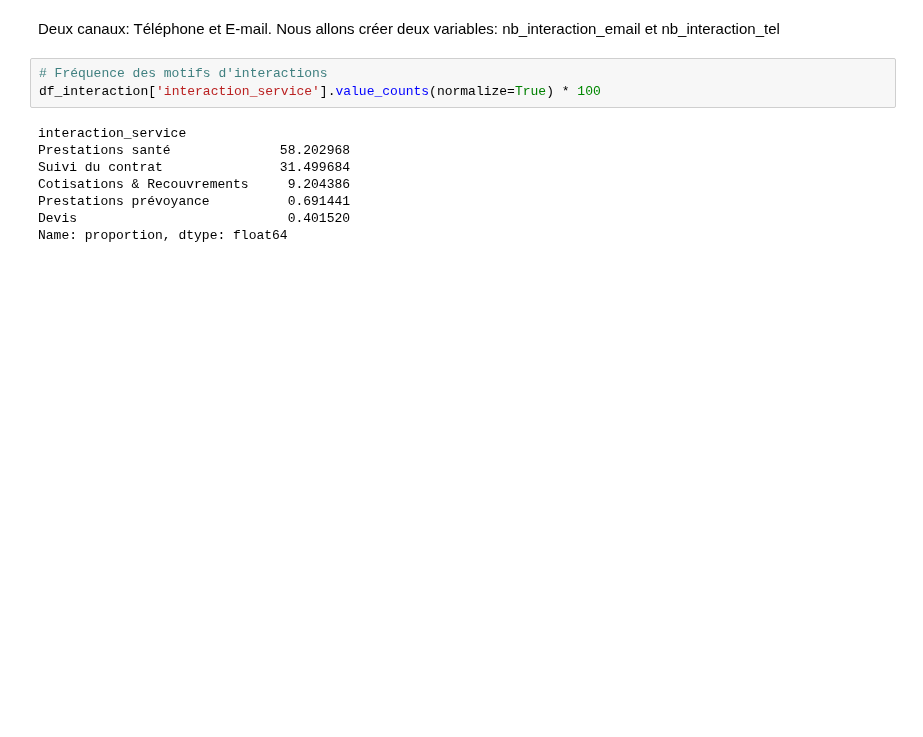
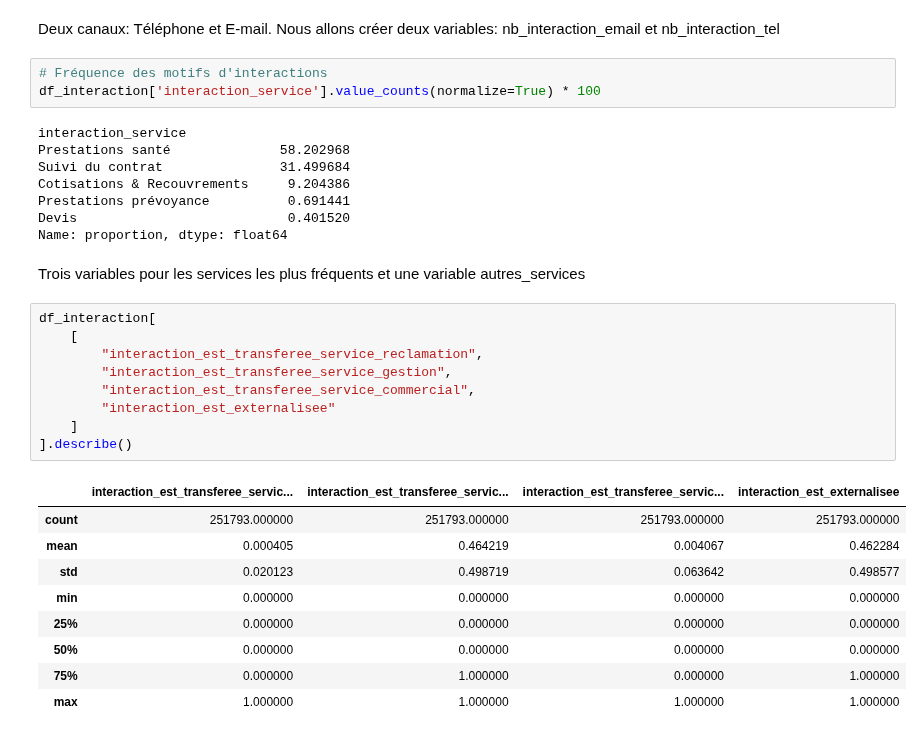
Before and after one commit to kellybourbon2/Alptis-churn-prediction, a Jupyter notebook: aggregation_interactions_impayes.ipynb, the cells around one changed output. Saved outputs shown, nothing was run; the diff lists cells and outputs as text; blank space fills up the shorter version.

```diff
--- a/aggregation_interactions_impayes.ipynb
+++ b/aggregation_interactions_impayes.ipynb
@@ -144,3 +161,24 @@ Cotisations & Recouvrements     9.204386
 Prestations prévoyance          0.691441
 Devis                           0.401520
 Name: proportion, dtype: float64
+# %% [markdown]
+Trois variables pour les services les plus fréquents et une variable autres_services
+# %%
+df_interaction[
+    [
+        "interaction_est_transferee_service_reclamation",
+        "interaction_est_transferee_service_gestion",
+        "interaction_est_transferee_service_commercial",
+        "interaction_est_externalisee"
+    ]
+].describe()
+# %% [output]
+|  | interaction_est_transferee_servic... | interaction_est_transferee_servic... | interaction_est_transferee_servic... | interaction_est_externalisee |
+| count | 251793.000000 | 251793.000000 | 251793.000000 | 251793.000000 |
+| mean | 0.000405 | 0.464219 | 0.004067 | 0.462284 |
+| std | 0.020123 | 0.498719 | 0.063642 | 0.498577 |
+| min | 0.000000 | 0.000000 | 0.000000 | 0.000000 |
+| 25% | 0.000000 | 0.000000 | 0.000000 | 0.000000 |
+| 50% | 0.000000 | 0.000000 | 0.000000 | 0.000000 |
+| 75% | 0.000000 | 1.000000 | 0.000000 | 1.000000 |
+| max | 1.000000 | 1.000000 | 1.000000 | 1.000000 |
```
Also changed, not shown: parts of 11 cells of this notebook.
